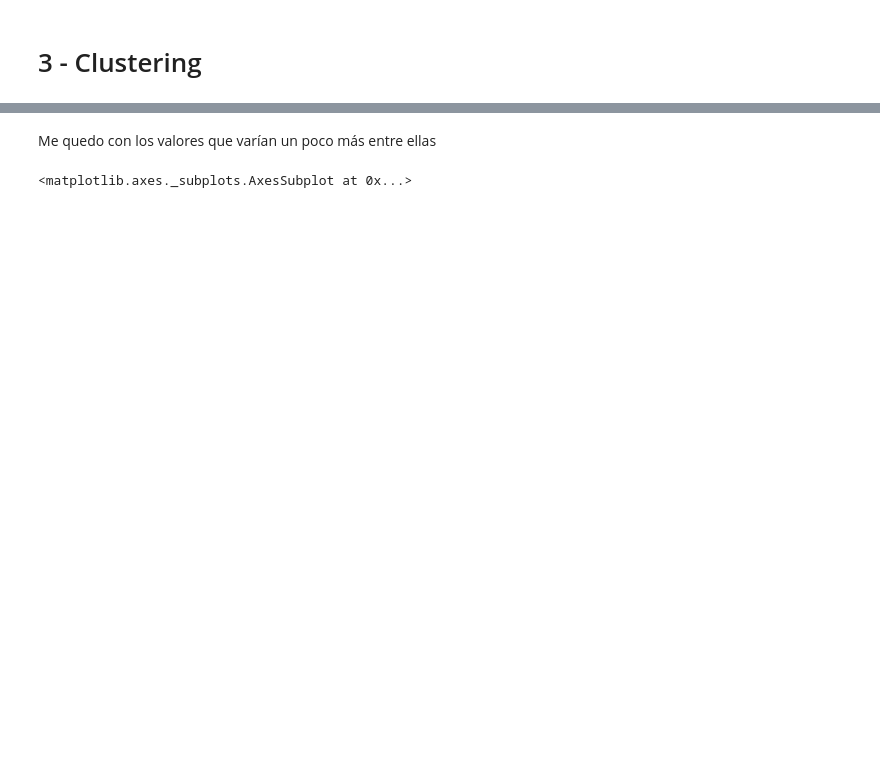
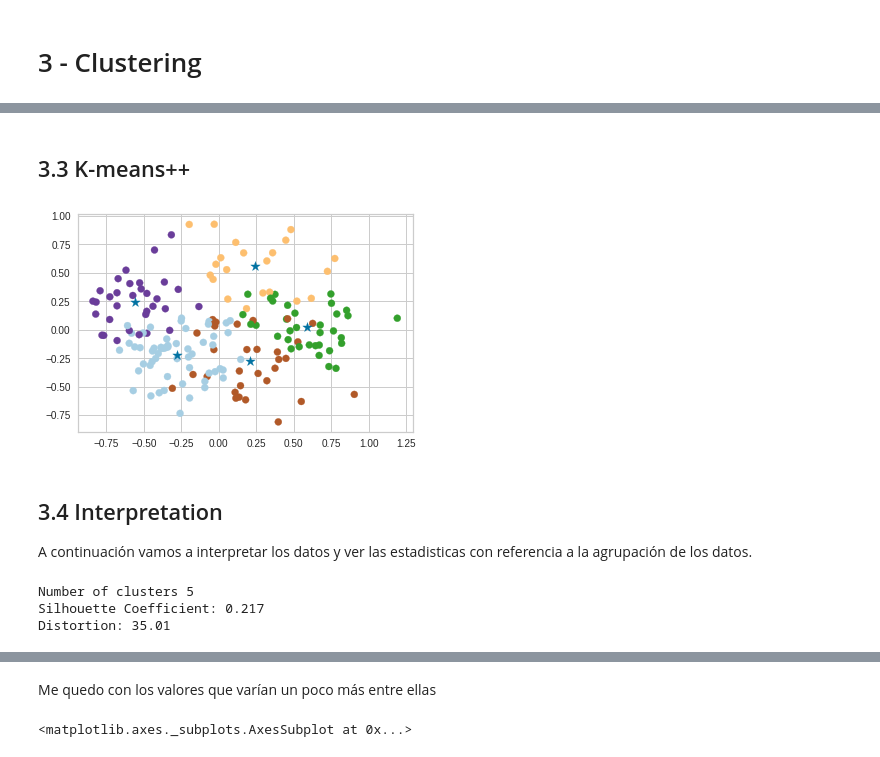
Before and after one commit to eduardez/Machine-Learning-ESI, a Jupyter notebook: ELM_Iquitos(00_03)L.ipynb, the cells around one changed output, grey strips where cells are left out. Drawn from its saved outputs; the diff is of its cells as text; code cells hidden in the pictures; blank space fills up the shorter version.

```diff
--- a/ELM_Iquitos(00_03)L.ipynb
+++ b/ELM_Iquitos(00_03)L.ipynb
@@ -841,0 +604,27 @@ res
+# %% [markdown]
+## 3.3 K-means++
+# %%
+kmeanspp = KMeans(n_clusters=k, init='k-means++', max_iter=300, n_init=100, random_state=0)
+pred_y = kmeanspp.fit_predict(new_pca_components)
+plt.scatter(new_pca_components[:,0], new_pca_components[:,1], c = kmeanspp.labels_, cmap=plt.cm.Paired)
+plt.scatter(kmeanspp.cluster_centers_[:, 0], kmeanspp.cluster_centers_[:, 1], marker='*', s=100)
+plt.show()
+# %% [output]
+[figure, added]
+# %% [markdown]
+## 3.4 Interpretation
+
+A continuación vamos a interpretar los datos y ver las estadisticas con referencia a la agrupación de los datos.
+# %%
+print ("Number of clusters", k)
+y_kmeansRandom = kmeansRandom.fit_predict(new_pca_components)
+
+from sklearn import metrics
+print("Silhouette Coefficient: %0.3f"
+      % metrics.silhouette_score(new_pca_components, y_kmeansRandom))
+
+print('Distortion: %.2f' % kmeansRandom.inertia_)
+# %% [output]
+Number of clusters 5
+Silhouette Coefficient: 0.217
+Distortion: 35.01
```
Also changed, not shown: parts of 51 cells of this notebook.
